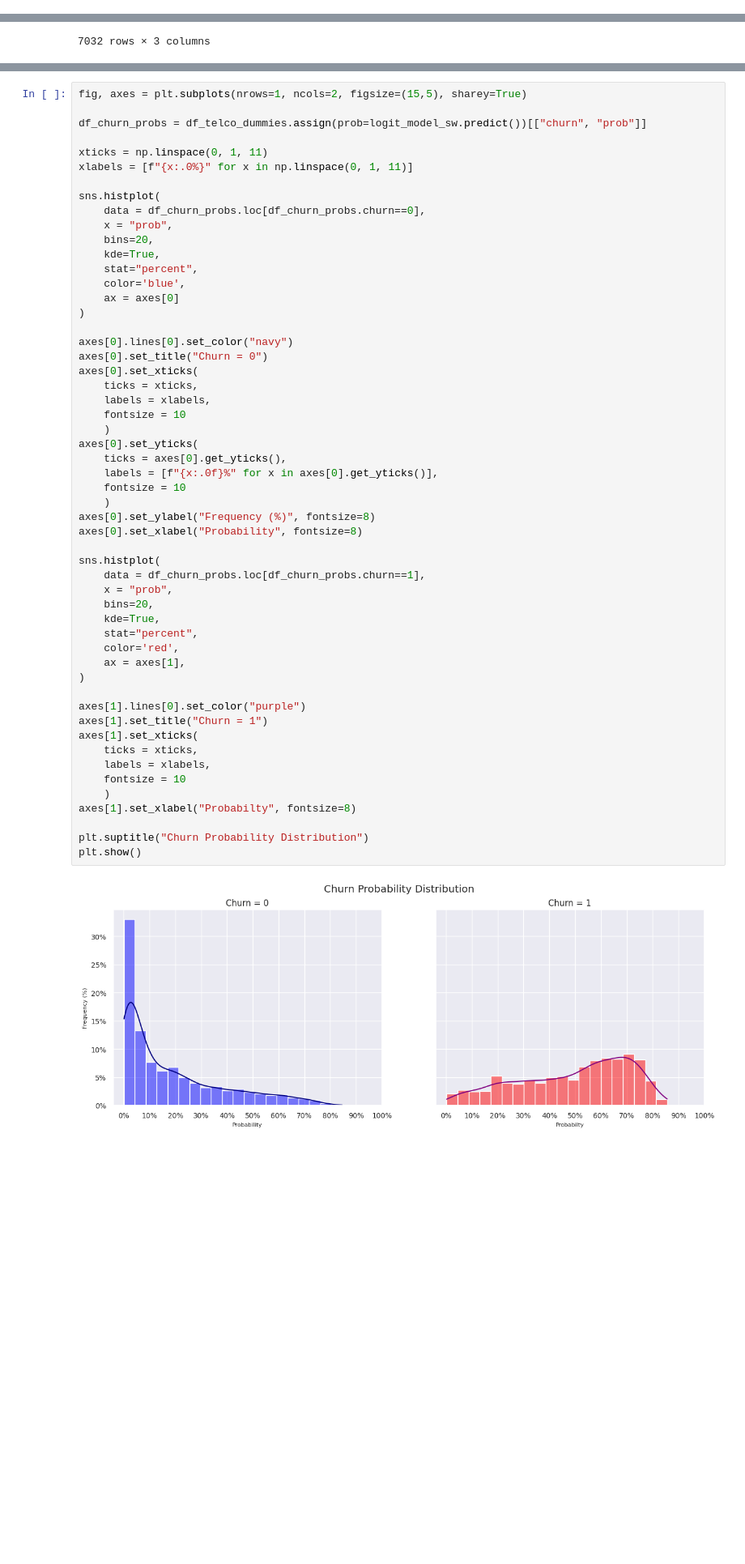
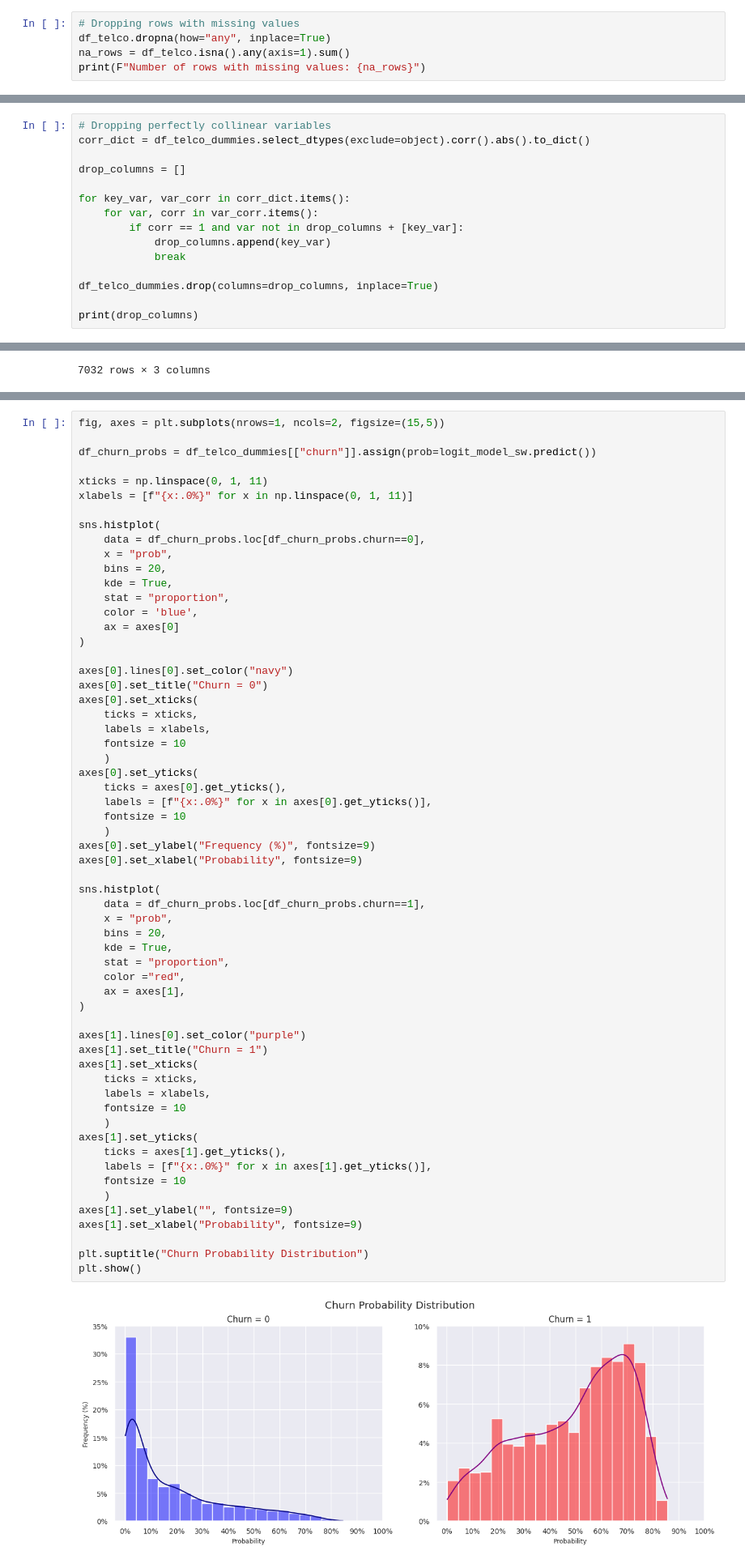
Before and after one commit to dan-teixeira/data-science, a Jupyter notebook: telco_costumer_churn/telco_customer_churn.ipynb, the cells around one changed output, grey strips where cells are left out. Shown at 81% size. Drawn from its saved outputs; the diff is of its cells as text; blank space fills up the shorter version.

Commit message:
Modeling progress + removing utils function

```diff
--- a/telco_costumer_churn/telco_customer_churn.ipynb
+++ b/telco_costumer_churn/telco_customer_churn.ipynb
@@ -69,0 +68,5 @@ np.int64(0)
+# %%
+# Dropping rows with missing values
+df_telco.dropna(how="any", inplace=True)
+na_rows = df_telco.isna().any(axis=1).sum()
+print(F"Number of rows with missing values: {na_rows}")
@@ -278,0 +265,15 @@ Variables with low values of tolerance are more likely to drop the model due to
+# %%
+# Dropping perfectly collinear variables
+corr_dict = df_telco_dummies.select_dtypes(exclude=object).corr().abs().to_dict()
+
+drop_columns = []
+
+for key_var, var_corr in corr_dict.items():
+    for var, corr in var_corr.items():
+        if corr == 1 and var not in drop_columns + [key_var]:
+            drop_columns.append(key_var)
+            break
+
+df_telco_dummies.drop(columns=drop_columns, inplace=True)
+
+print(drop_columns)
@@ -421,8 +429,8 @@ Text(0.5, 0.98, 'Churn Probability Distribution')
 [figure]
 # %%
-fig, axes = plt.subplots(nrows=1, ncols=2, figsize=(15,5), sharey=True)
+fig, axes = plt.subplots(nrows=1, ncols=2, figsize=(15,5))
 
-df_churn_probs = df_telco_dummies.assign(prob=logit_model_sw.predict())[["churn", "prob"]]
+df_churn_probs = df_telco_dummies[["churn"]].assign(prob=logit_model_sw.predict())
 
 xticks = np.linspace(0, 1, 11)
 xlabels = [f"{x:.0%}" for x in np.linspace(0, 1, 11)]
@@ -430,50 +438,56 @@ xlabels = [f"{x:.0%}" for x in np.linspace(0, 1, 11)]
 sns.histplot(
     data = df_churn_probs.loc[df_churn_probs.churn==0],
     x = "prob",
-    bins=20,
-    kde=True,
-    stat="percent",
-    color='blue',
+    bins = 20,
+    kde = True,
+    stat = "proportion",
+    color = 'blue',
     ax = axes[0]
 )
 
 axes[0].lines[0].set_color("navy")
 axes[0].set_title("Churn = 0")
 axes[0].set_xticks(
     ticks = xticks,
     labels = xlabels,
     fontsize = 10
     )
 axes[0].set_yticks(
     ticks = axes[0].get_yticks(),
-    labels = [f"{x:.0f}%" for x in axes[0].get_yticks()],
+    labels = [f"{x:.0%}" for x in axes[0].get_yticks()],
     fontsize = 10
     )
-axes[0].set_ylabel("Frequency (%)", fontsize=8)
-axes[0].set_xlabel("Probability", fontsize=8)
+axes[0].set_ylabel("Frequency (%)", fontsize=9)
+axes[0].set_xlabel("Probability", fontsize=9)
 
 sns.histplot(
     data = df_churn_probs.loc[df_churn_probs.churn==1],
     x = "prob",
-    bins=20,
-    kde=True,
-    stat="percent",
-    color='red',
+    bins = 20,
+    kde = True,
+    stat = "proportion",
+    color ="red",
     ax = axes[1],
 )
 
 axes[1].lines[0].set_color("purple")
 axes[1].set_title("Churn = 1")
 axes[1].set_xticks(
     ticks = xticks,
     labels = xlabels,
     fontsize = 10
     )
-axes[1].set_xlabel("Probabilty", fontsize=8)
+axes[1].set_yticks(
+    ticks = axes[1].get_yticks(),
+    labels = [f"{x:.0%}" for x in axes[1].get_yticks()],
+    fontsize = 10
+    )
+axes[1].set_ylabel("", fontsize=9)
+axes[1].set_xlabel("Probability", fontsize=9)
 
 plt.suptitle("Churn Probability Distribution")
 plt.show()
 # %% [output]
-[figure, old version]
+[figure, new version]
 # %% [markdown]
 ## Model Metrics
```
Also changed, not shown: parts of 33 cells of this notebook, 1 other file.
